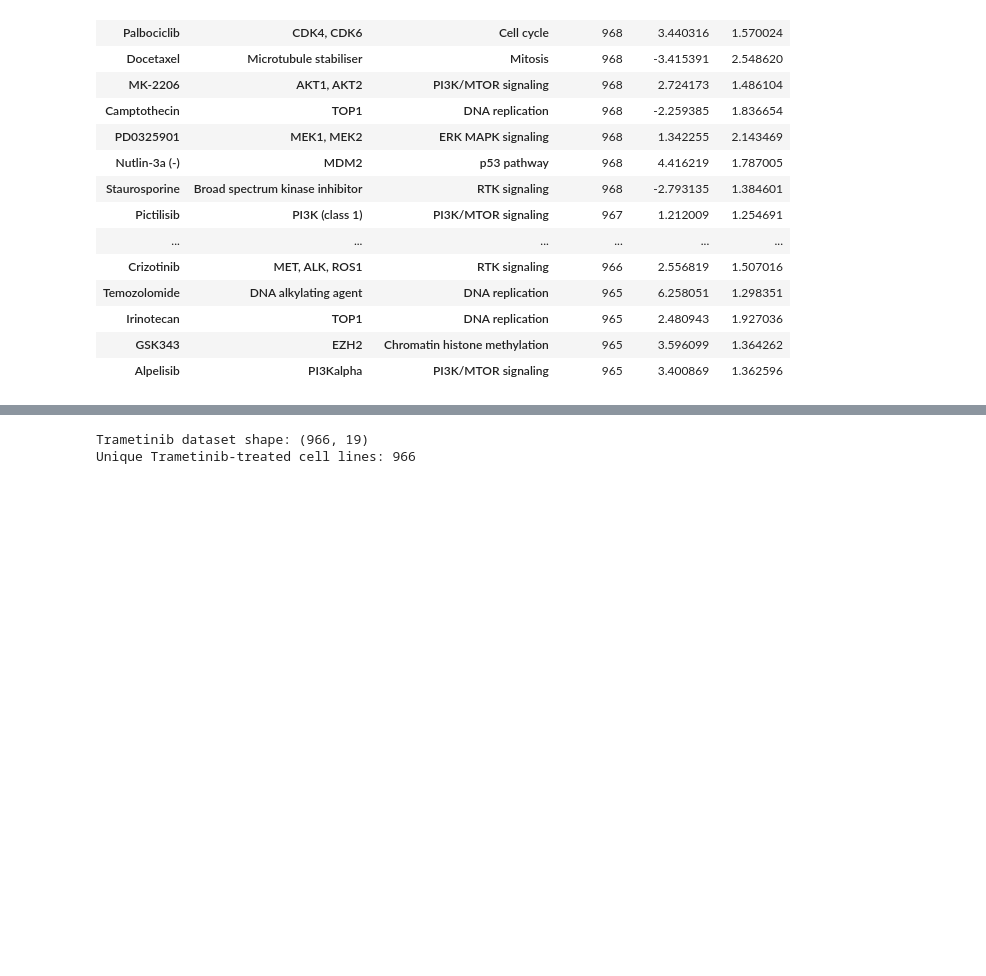
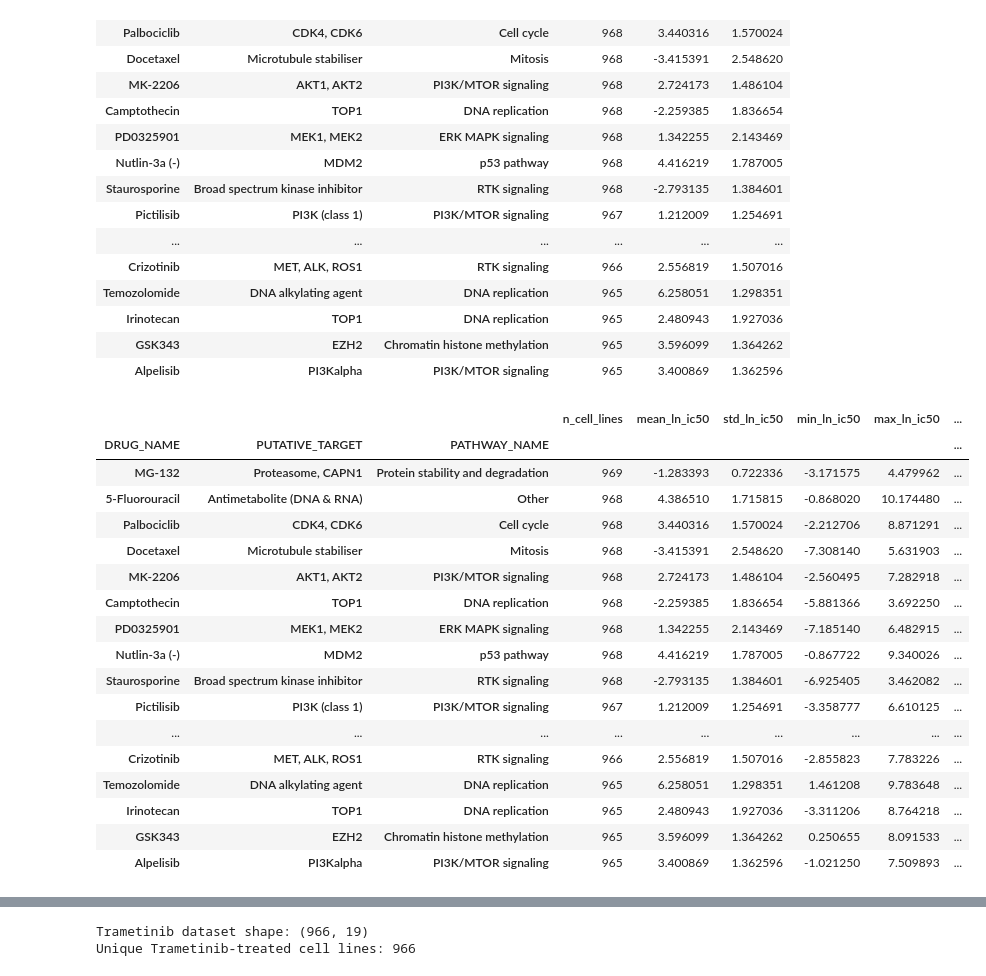
Before and after one commit to carolinemalaihull/trametinib-drug-response-ml, a Jupyter notebook: notebooks/01_data_exploration.ipynb, the cells around one changed output, grey strips where cells are left out. Drawn from its saved outputs; the diff is of its cells as text; code cells hidden in the pictures; blank space fills up the shorter version.

```diff
--- a/notebooks/01_data_exploration.ipynb
+++ b/notebooks/01_data_exploration.ipynb
@@ -260,3 +260,39 @@ drug_summary.head(30)
 | Irinotecan | TOP1 | DNA replication | 965 | 2.480943 | 1.927036 |
 | GSK343 | EZH2 | Chromatin histone methylation | 965 | 3.596099 | 1.364262 |
 | Alpelisib | PI3Kalpha | PI3K/MTOR signaling | 965 | 3.400869 | 1.362596 |
+# %%
+drug_summary = (
+    gdsc.groupby(["DRUG_NAME", "PUTATIVE_TARGET", "PATHWAY_NAME"])
+        .agg(
+            n_cell_lines=("SANGER_MODEL_ID", "nunique"),
+            mean_ln_ic50=("LN_IC50", "mean"),
+            std_ln_ic50=("LN_IC50", "std"),
+            min_ln_ic50=("LN_IC50", "min"),
+            max_ln_ic50=("LN_IC50", "max")
+        )
+        .assign(
+            range_ln_ic50=lambda x: x["max_ln_ic50"] - x["min_ln_ic50"]
+        )
+        .sort_values("n_cell_lines", ascending=False)
+)
+
+drug_summary.head(30)
+# %% [output]
+|  |  |  | n_cell_lines | mean_ln_ic50 | std_ln_ic50 | min_ln_ic50 | max_ln_ic50 | ... |
+| DRUG_NAME | PUTATIVE_TARGET | PATHWAY_NAME |  |  |  |  |  | ... |
+| MG-132 | Proteasome, CAPN1 | Protein stability and degradation | 969 | -1.283393 | 0.722336 | -3.171575 | 4.479962 | ... |
+| 5-Fluorouracil | Antimetabolite (DNA & RNA) | Other | 968 | 4.386510 | 1.715815 | -0.868020 | 10.174480 | ... |
+| Palbociclib | CDK4, CDK6 | Cell cycle | 968 | 3.440316 | 1.570024 | -2.212706 | 8.871291 | ... |
+| Docetaxel | Microtubule stabiliser | Mitosis | 968 | -3.415391 | 2.548620 | -7.308140 | 5.631903 | ... |
+| MK-2206 | AKT1, AKT2 | PI3K/MTOR signaling | 968 | 2.724173 | 1.486104 | -2.560495 | 7.282918 | ... |
+| Camptothecin | TOP1 | DNA replication | 968 | -2.259385 | 1.836654 | -5.881366 | 3.692250 | ... |
+| PD0325901 | MEK1, MEK2 | ERK MAPK signaling | 968 | 1.342255 | 2.143469 | -7.185140 | 6.482915 | ... |
+| Nutlin-3a (-) | MDM2 | p53 pathway | 968 | 4.416219 | 1.787005 | -0.867722 | 9.340026 | ... |
+| Staurosporine | Broad spectrum kinase inhibitor | RTK signaling | 968 | -2.793135 | 1.384601 | -6.925405 | 3.462082 | ... |
+| Pictilisib | PI3K (class 1) | PI3K/MTOR signaling | 967 | 1.212009 | 1.254691 | -3.358777 | 6.610125 | ... |
+| ... | ... | ... | ... | ... | ... | ... | ... | ... |
+| Crizotinib | MET, ALK, ROS1 | RTK signaling | 966 | 2.556819 | 1.507016 | -2.855823 | 7.783226 | ... |
+| Temozolomide | DNA alkylating agent | DNA replication | 965 | 6.258051 | 1.298351 | 1.461208 | 9.783648 | ... |
+| Irinotecan | TOP1 | DNA replication | 965 | 2.480943 | 1.927036 | -3.311206 | 8.764218 | ... |
+| GSK343 | EZH2 | Chromatin histone methylation | 965 | 3.596099 | 1.364262 | 0.250655 | 8.091533 | ... |
+| Alpelisib | PI3Kalpha | PI3K/MTOR signaling | 965 | 3.400869 | 1.362596 | -1.021250 | 7.509893 | ... |
```
Also changed, not shown: parts of 15 cells of this notebook, 1 other file.
